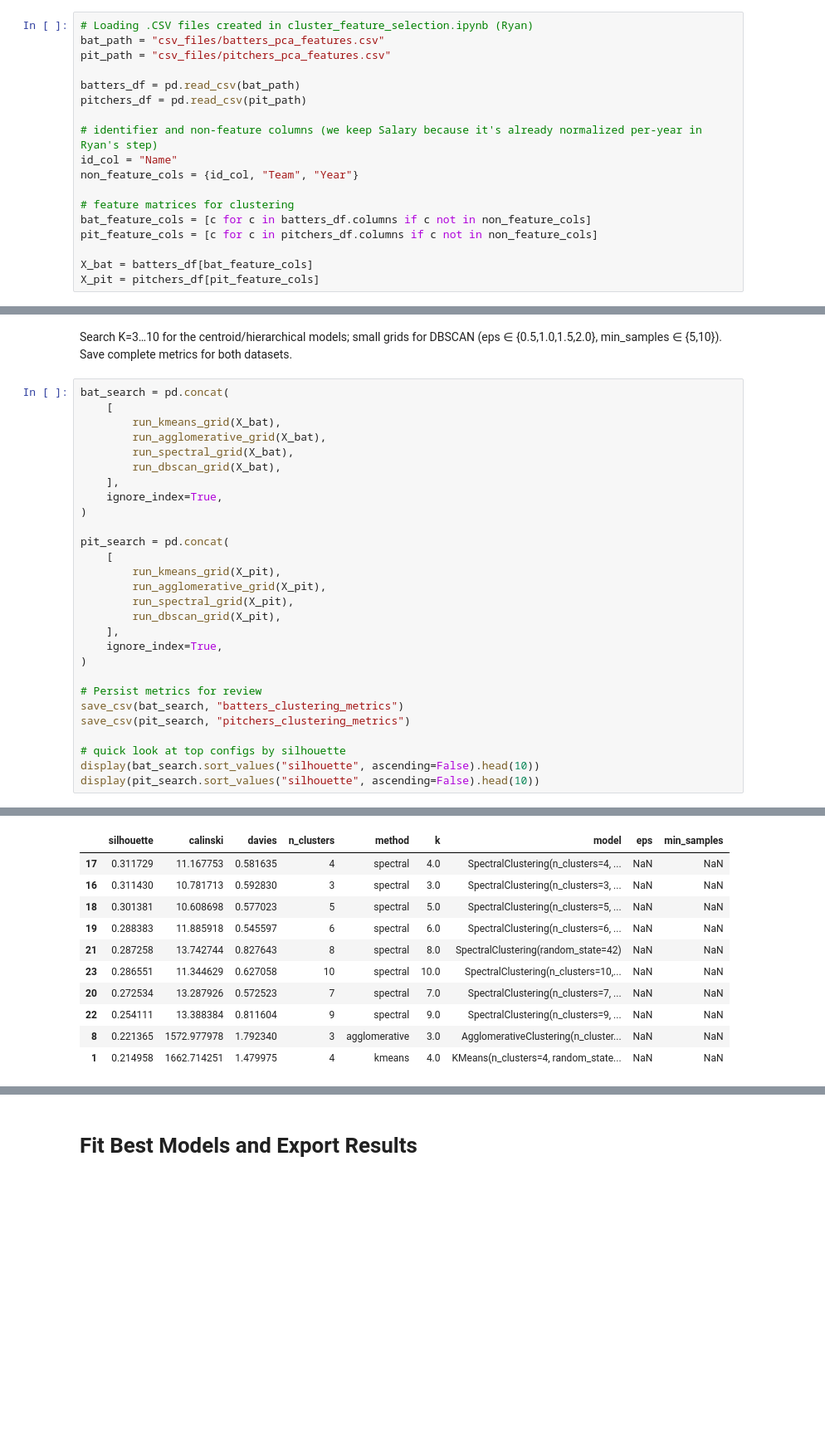
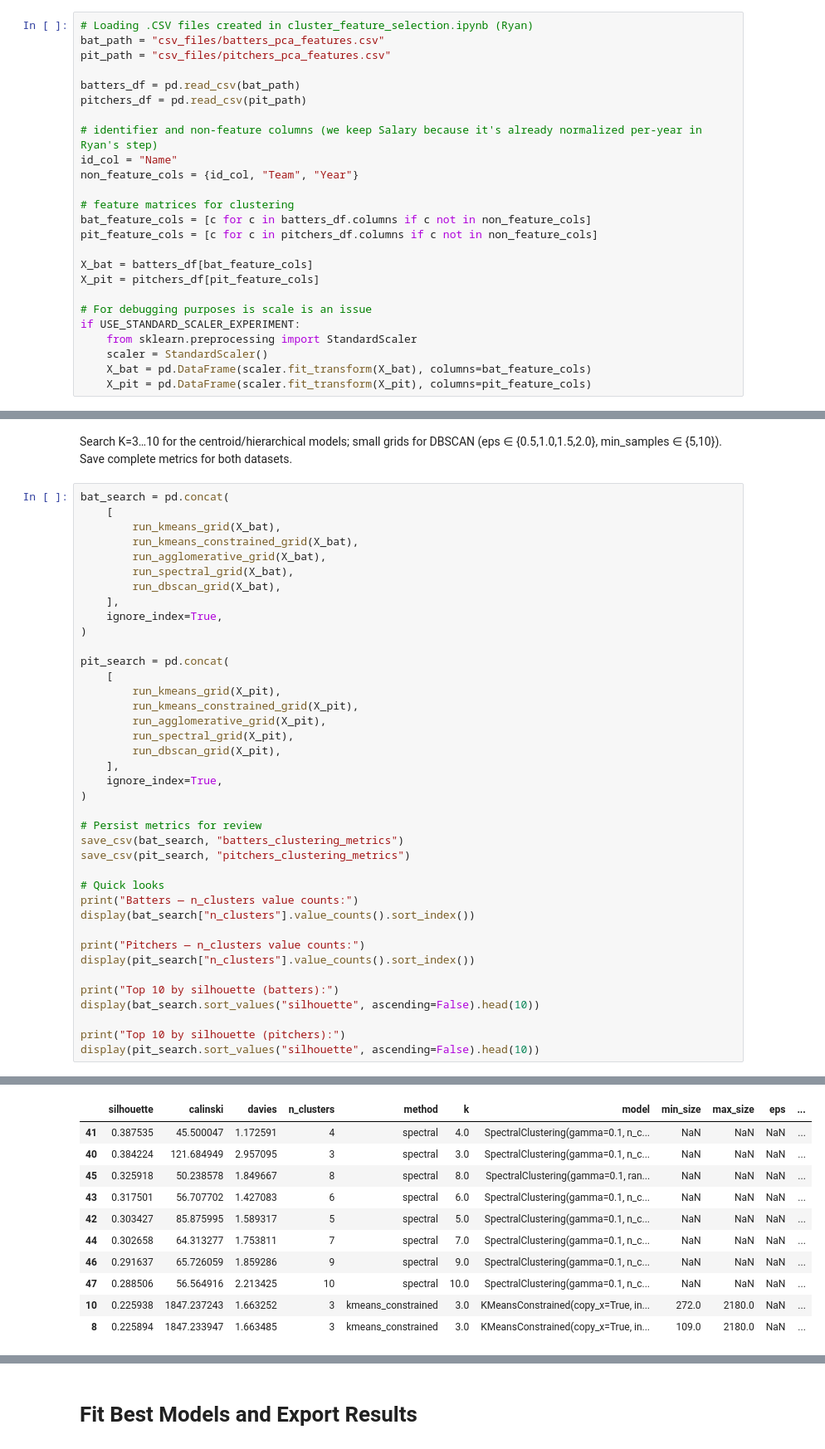
Before and after one commit to vartabje/predicting_team_outcomes_based_on_player_composition, a Jupyter notebook: cluster.ipynb, the cells around one changed output, grey strips where cells are left out. Shown at 83% size. Cells and saved outputs as stored; diff of their text form; blank space fills up the shorter version.

Commit message:
Updates to cluster.ipynb (no longer getting 0 clusters)

```diff
--- a/cluster.ipynb
+++ b/cluster.ipynb
@@ -48,4 +90,11 @@ pit_feature_cols = [c for c in pitchers_df.columns if c not in non_feature_cols]
 
 X_bat = batters_df[bat_feature_cols]
 X_pit = pitchers_df[pit_feature_cols]
+
+# For debugging purposes is scale is an issue
+if USE_STANDARD_SCALER_EXPERIMENT:
+    from sklearn.preprocessing import StandardScaler
+    scaler = StandardScaler()
+    X_bat = pd.DataFrame(scaler.fit_transform(X_bat), columns=bat_feature_cols)
+    X_pit = pd.DataFrame(scaler.fit_transform(X_pit), columns=pit_feature_cols)
 # %%
@@ -163,6 +250,7 @@ Search K=3…10 for the centroid/hierarchical models; small grids for DBSCAN (ep
 bat_search = pd.concat(
     [
         run_kmeans_grid(X_bat),
+        run_kmeans_constrained_grid(X_bat),
         run_agglomerative_grid(X_bat),
         run_spectral_grid(X_bat),
         run_dbscan_grid(X_bat),
@@ -173,6 +261,7 @@ bat_search = pd.concat(
 pit_search = pd.concat(
     [
         run_kmeans_grid(X_pit),
+        run_kmeans_constrained_grid(X_pit),
         run_agglomerative_grid(X_pit),
         run_spectral_grid(X_pit),
         run_dbscan_grid(X_pit),
@@ -184,7 +273,16 @@ pit_search = pd.concat(
 save_csv(bat_search, "batters_clustering_metrics")
 save_csv(pit_search, "pitchers_clustering_metrics")
 
-# quick look at top configs by silhouette
+# Quick looks
+print("Batters — n_clusters value counts:")
+display(bat_search["n_clusters"].value_counts().sort_index())
+
+print("Pitchers — n_clusters value counts:")
+display(pit_search["n_clusters"].value_counts().sort_index())
+
+print("Top 10 by silhouette (batters):")
 display(bat_search.sort_values("silhouette", ascending=False).head(10))
+
+print("Top 10 by silhouette (pitchers):")
 display(pit_search.sort_values("silhouette", ascending=False).head(10))
 # %% [output]
@@ -191,11 +319,11 @@ display(pit_search.sort_values("silhouette", ascending=False).head(10))
-|  | silhouette | calinski | davies | n_clusters | method | k | model | eps | min_samples |
-| 17 | 0.311729 | 11.167753 | 0.581635 | 4 | spectral | 4.0 | SpectralClustering(n_clusters=4, ... | NaN | NaN |
-| 16 | 0.311430 | 10.781713 | 0.592830 | 3 | spectral | 3.0 | SpectralClustering(n_clusters=3, ... | NaN | NaN |
-| 18 | 0.301381 | 10.608698 | 0.577023 | 5 | spectral | 5.0 | SpectralClustering(n_clusters=5, ... | NaN | NaN |
-| 19 | 0.288383 | 11.885918 | 0.545597 | 6 | spectral | 6.0 | SpectralClustering(n_clusters=6, ... | NaN | NaN |
-| 21 | 0.287258 | 13.742744 | 0.827643 | 8 | spectral | 8.0 | SpectralClustering(random_state=42) | NaN | NaN |
-| 23 | 0.286551 | 11.344629 | 0.627058 | 10 | spectral | 10.0 | SpectralClustering(n_clusters=10,... | NaN | NaN |
-| 20 | 0.272534 | 13.287926 | 0.572523 | 7 | spectral | 7.0 | SpectralClustering(n_clusters=7, ... | NaN | NaN |
-| 22 | 0.254111 | 13.388384 | 0.811604 | 9 | spectral | 9.0 | SpectralClustering(n_clusters=9, ... | NaN | NaN |
-| 8 | 0.221365 | 1572.977978 | 1.792340 | 3 | agglomerative | 3.0 | AgglomerativeClustering(n_cluster... | NaN | NaN |
-| 1 | 0.214958 | 1662.714251 | 1.479975 | 4 | kmeans | 4.0 | KMeans(n_clusters=4, random_state... | NaN | NaN |
+|  | silhouette | calinski | davies | n_clusters | method | k | model | min_size | max_size | eps | ... |
+| 41 | 0.387535 | 45.500047 | 1.172591 | 4 | spectral | 4.0 | SpectralClustering(gamma=0.1, n_c... | NaN | NaN | NaN | ... |
+| 40 | 0.384224 | 121.684949 | 2.957095 | 3 | spectral | 3.0 | SpectralClustering(gamma=0.1, n_c... | NaN | NaN | NaN | ... |
+| 45 | 0.325918 | 50.238578 | 1.849667 | 8 | spectral | 8.0 | SpectralClustering(gamma=0.1, ran... | NaN | NaN | NaN | ... |
+| 43 | 0.317501 | 56.707702 | 1.427083 | 6 | spectral | 6.0 | SpectralClustering(gamma=0.1, n_c... | NaN | NaN | NaN | ... |
+| 42 | 0.303427 | 85.875995 | 1.589317 | 5 | spectral | 5.0 | SpectralClustering(gamma=0.1, n_c... | NaN | NaN | NaN | ... |
+| 44 | 0.302658 | 64.313277 | 1.753811 | 7 | spectral | 7.0 | SpectralClustering(gamma=0.1, n_c... | NaN | NaN | NaN | ... |
+| 46 | 0.291637 | 65.726059 | 1.859286 | 9 | spectral | 9.0 | SpectralClustering(gamma=0.1, n_c... | NaN | NaN | NaN | ... |
+| 47 | 0.288506 | 56.564916 | 2.213425 | 10 | spectral | 10.0 | SpectralClustering(gamma=0.1, n_c... | NaN | NaN | NaN | ... |
+| 10 | 0.225938 | 1847.237243 | 1.663252 | 3 | kmeans_constrained | 3.0 | KMeansConstrained(copy_x=True, in... | 272.0 | 2180.0 | NaN | ... |
+| 8 | 0.225894 | 1847.233947 | 1.663485 | 3 | kmeans_constrained | 3.0 | KMeansConstrained(copy_x=True, in... | 109.0 | 2180.0 | NaN | ... |
```
Also changed, not shown: parts of 7 cells of this notebook, 7 other files.
